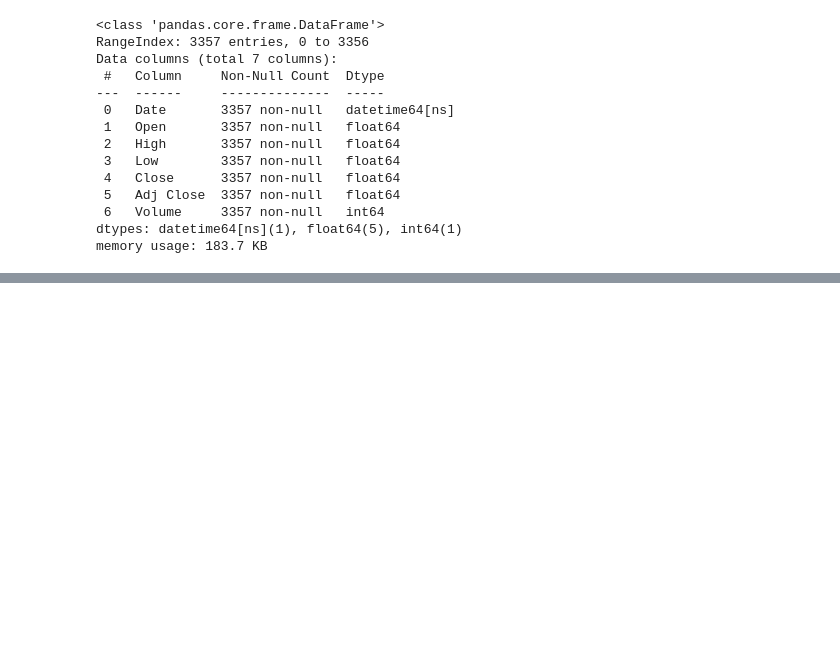
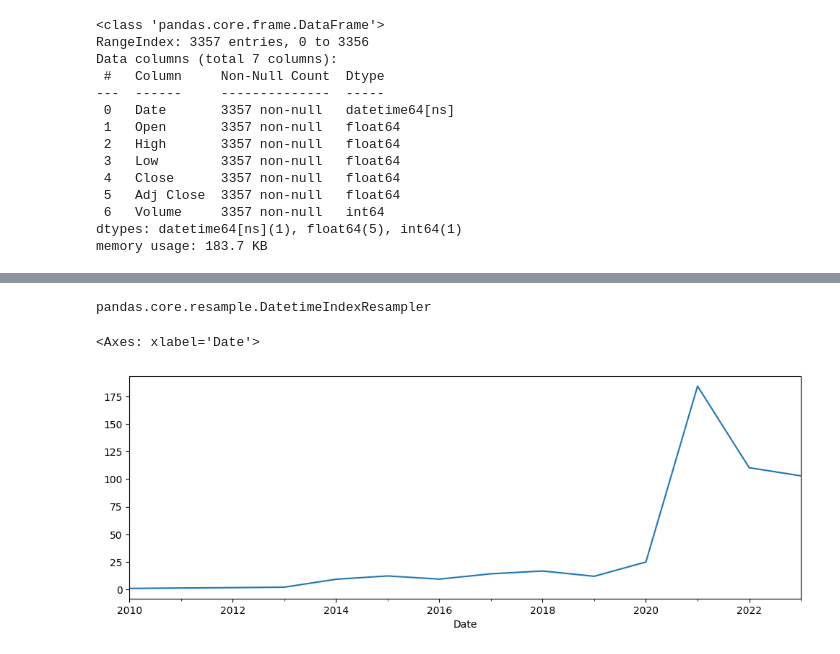
Before and after one commit to AhmAdO9/Machine_learning, a Jupyter notebook: TimeSeriesAnalysis/TimeSeriesAnalysis.ipynb, the cells around one changed output, grey strips where cells are left out. Saved outputs shown, nothing was run; the diff lists cells and outputs as text; code cells hidden in the pictures; blank space fills up the shorter version.

```diff
--- a/TimeSeriesAnalysis/TimeSeriesAnalysis.ipynb
+++ b/TimeSeriesAnalysis/TimeSeriesAnalysis.ipynb
@@ -192,7 +192,7 @@ memory usage: 183.7 KB
 # %%
-df.set_index(df['Date'], drop=True, inplace=True)
+# df.set_index(df['Date'], drop=True, inplace=True)
 # %%
-df.drop(columns=['Date'], inplace=True)
+# df.drop(columns=['Date'], inplace=True)
 # %%
 df
 # %% [output]
@@ -245,0 +277,2 @@ NameError: name 'date' is not defined
+# %%
+df.set_index('Date', drop=True, inplace=True)
@@ -245,0 +289,3 @@ NameError: name 'date' is not defined
+# %%
+## year end frequency
+minimum = df.resample(rule='A').min()
@@ -245,0 +294,9 @@ NameError: name 'date' is not defined
+# %%
+type(df.resample(rule='A'))
+# %% [output]
+pandas.core.resample.DatetimeIndexResampler
+# %%
+minimum['Open'].plot(figsize=(12,4))
+# %% [output]
+<Axes: xlabel='Date'>
+[figure, added]
```
Also changed, not shown: parts of 35 cells of this notebook.
